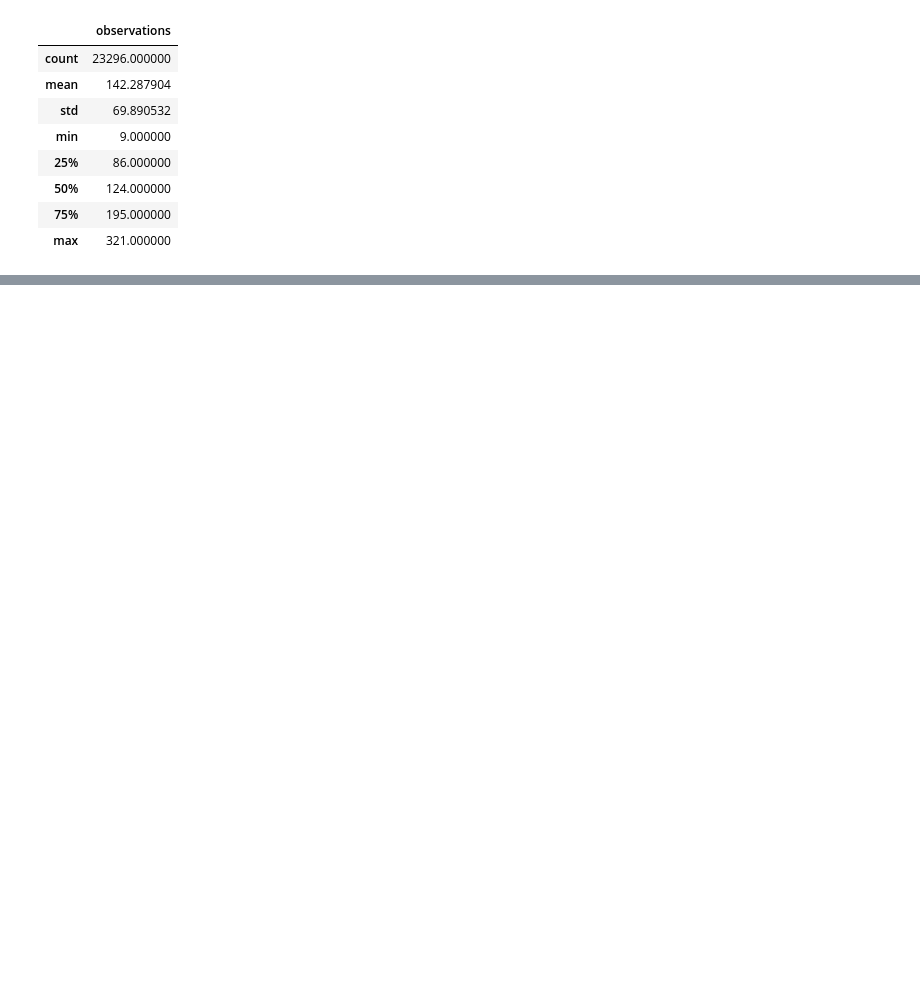
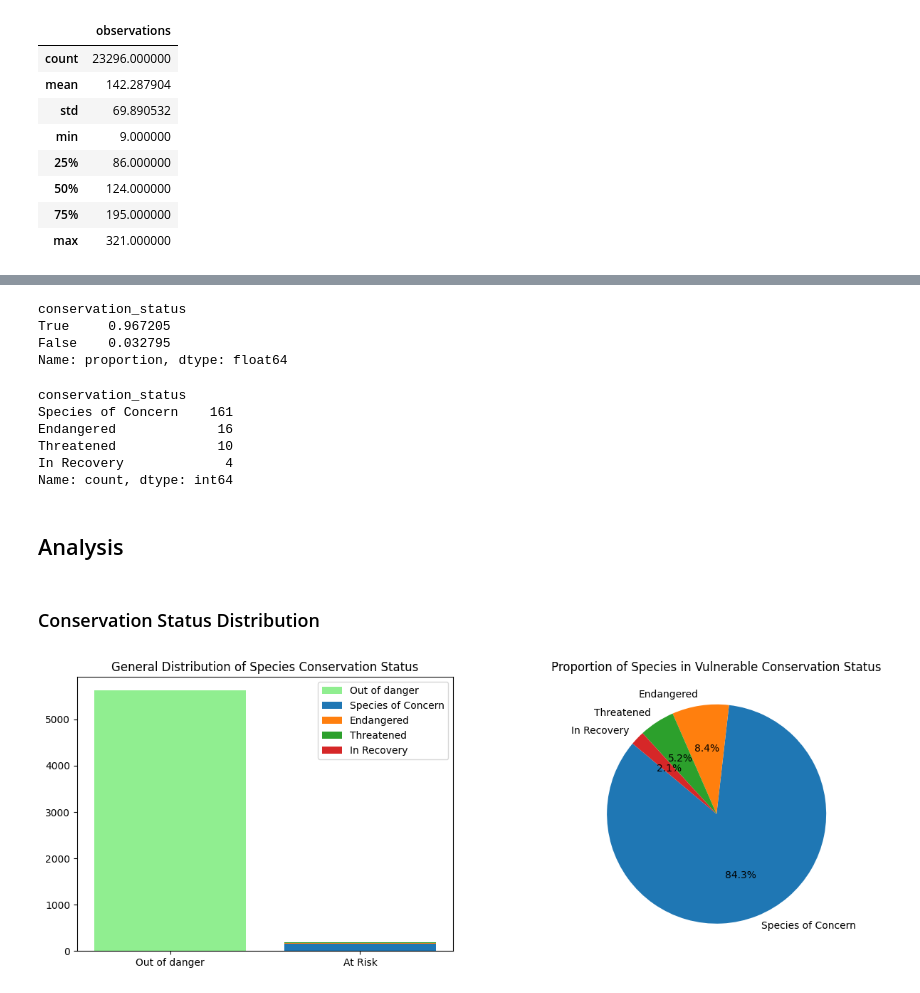
Before and after one commit to raserr11/Biodiversity-Course-Project, a Jupyter notebook: biodiversity.ipynb, the cells around one changed output, grey strips where cells are left out. Cells and saved outputs as stored; diff of their text form; code cells hidden in the pictures; blank space fills up the shorter version.

Commit message:
Comprehensive analysis of species diversity and conservation status distribution

```diff
--- a/biodiversity.ipynb
+++ b/biodiversity.ipynb
@@ -44,0 +84,55 @@ species_df.head()
+# %%
+species_df.drop_duplicates(inplace=True)
+# %%
+species_df.conservation_status.isna().value_counts(normalize=True)
+# %% [output]
+conservation_status
+True     0.967205
+False    0.032795
+Name: proportion, dtype: float64
+# %%
+species_df.conservation_status.value_counts()
+# %% [output]
+conservation_status
+Species of Concern    161
+Endangered             16
+Threatened             10
+In Recovery             4
+Name: count, dtype: int64
+# %% [markdown]
+## Analysis
+# %% [markdown]
+### Conservation Status Distribution
+# %%
+# Filter out NaNs and count the categories
+filtered_species_df = species_df.dropna(subset=['conservation_status'])
+status_counts = filtered_species_df.conservation_status.value_counts()
+
+# Add the 'Out of danger' category for species not at risk
+out_of_danger_count = species_df.conservation_status.isna().sum()
+status_counts_with_out_of_danger = pd.concat([status_counts, pd.Series({'Out of danger': out_of_danger_count})])
+
+# Data visualization
+fig, (ax0, ax1) = plt.subplots(1, 2, figsize=(15, 5))
+
+# Pie chart
+ax1.pie(status_counts, labels=status_counts.index, autopct='%1.1f%%', startangle=140)
+ax1.set_title('Proportion of Species in Vulnerable Conservation Status')
+
+# Bar chart
+risk_total = status_counts.sum()
+ax0.bar('Out of danger', out_of_danger_count, color='lightgreen', label='Out of danger')
+bottom = 0
+for idx, count in status_counts.items():
+    ax0.bar('At Risk', count, bottom=bottom, label=idx)
+    bottom += count
+
+ax0.set_title('General Distribution of Species Conservation Status')
+ax0.legend()
+
+
+plt.show()
+
+plt.show()
+# %% [output]
+[figure, added]
```
Also changed, not shown: parts of 30 cells of this notebook, 1 other file.
